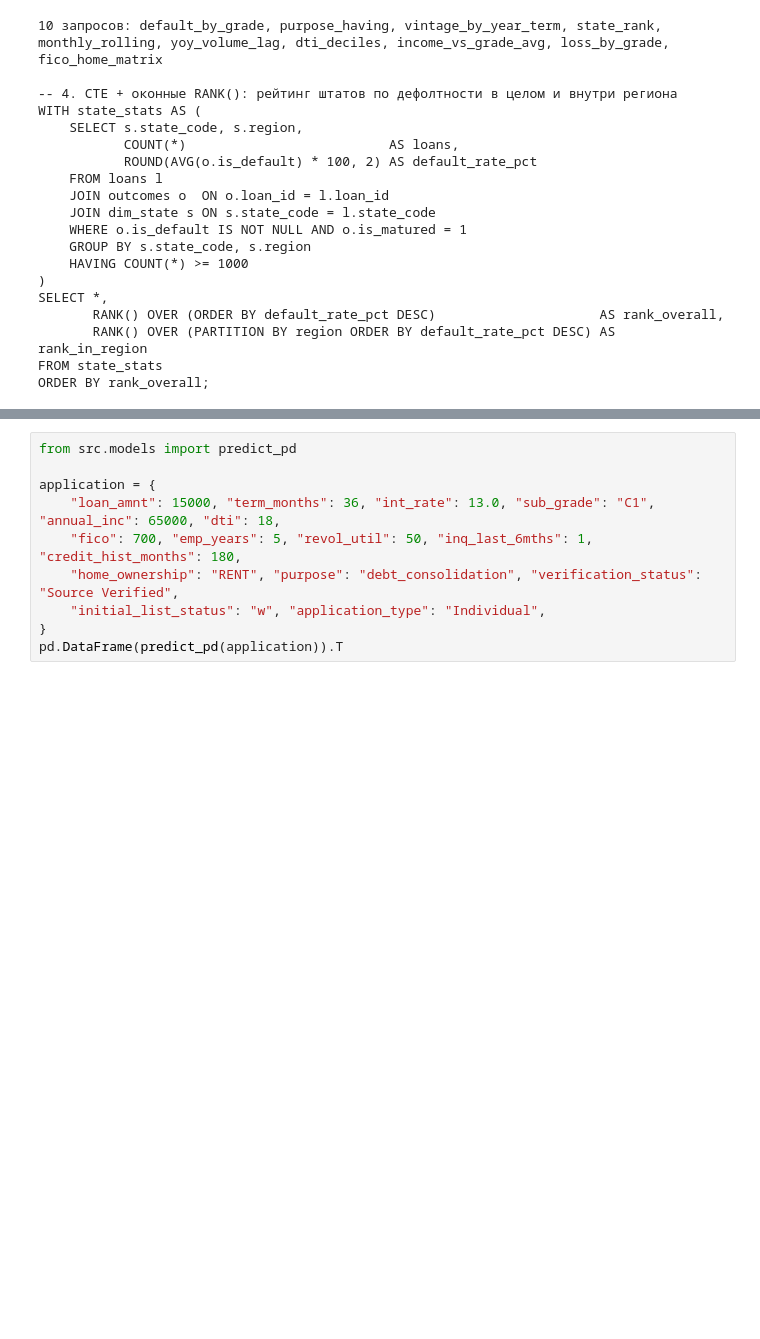
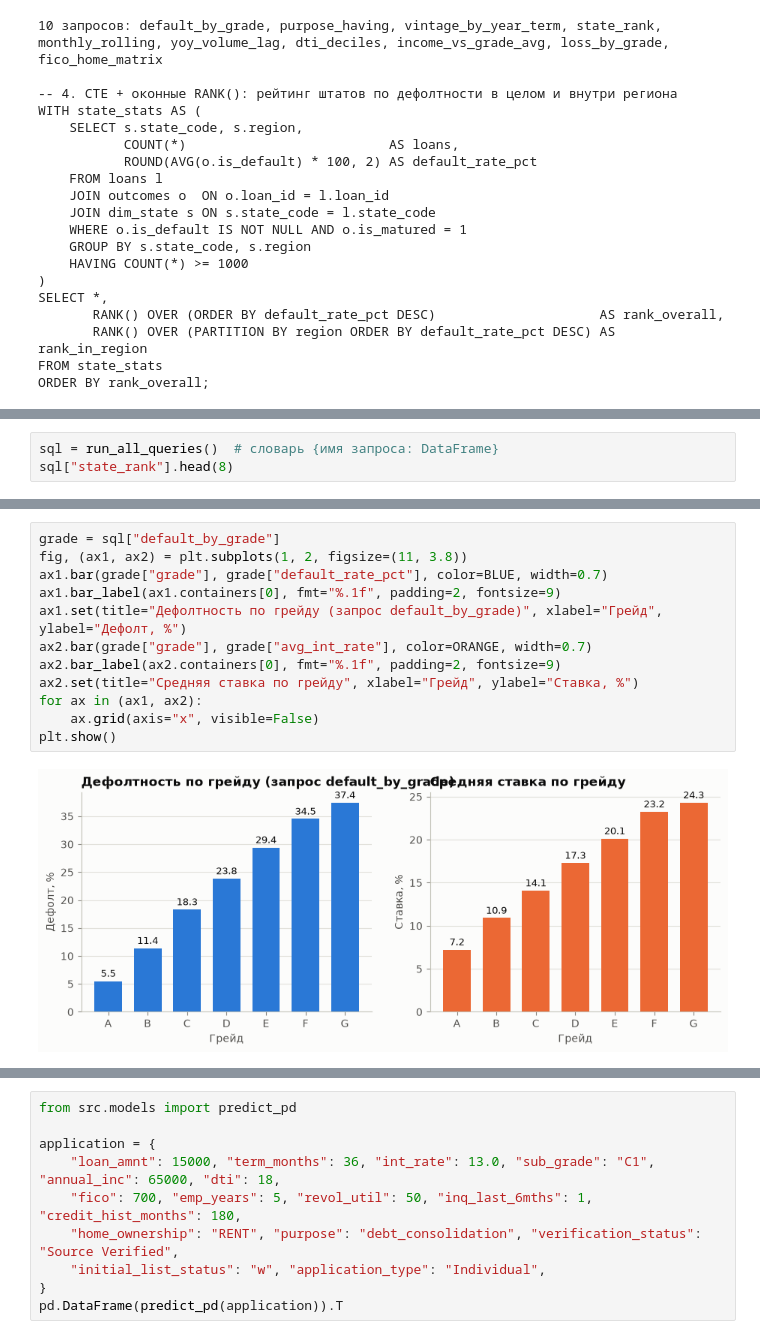
Before and after one commit to yersaa/Loan_default_prediction, a Jupyter notebook: project_walkthrough.ipynb, the cells around one changed output, grey strips where cells are left out. Cells and saved outputs as stored; diff of their text form; blank space fills up the shorter version.

```diff
--- a/project_walkthrough.ipynb
+++ b/project_walkthrough.ipynb
@@ -496,0 +333,3 @@ censoring_sensitivity(df, best)
+# %%
+sql = run_all_queries()  # словарь {имя запроса: DataFrame}
+sql["state_rank"].head(8)
@@ -496,0 +356,14 @@ censoring_sensitivity(df, best)
+# %%
+grade = sql["default_by_grade"]
+fig, (ax1, ax2) = plt.subplots(1, 2, figsize=(11, 3.8))
+ax1.bar(grade["grade"], grade["default_rate_pct"], color=BLUE, width=0.7)
+ax1.bar_label(ax1.containers[0], fmt="%.1f", padding=2, fontsize=9)
+ax1.set(title="Дефолтность по грейду (запрос default_by_grade)", xlabel="Грейд", ylabel="Дефолт, %")
+ax2.bar(grade["grade"], grade["avg_int_rate"], color=ORANGE, width=0.7)
+ax2.bar_label(ax2.containers[0], fmt="%.1f", padding=2, fontsize=9)
+ax2.set(title="Средняя ставка по грейду", xlabel="Грейд", ylabel="Ставка, %")
+for ax in (ax1, ax2):
+    ax.grid(axis="x", visible=False)
+plt.show()
+# %% [output]
+[figure, added]
```
Also changed, not shown: parts of 130 cells of this notebook, 5 other files.
